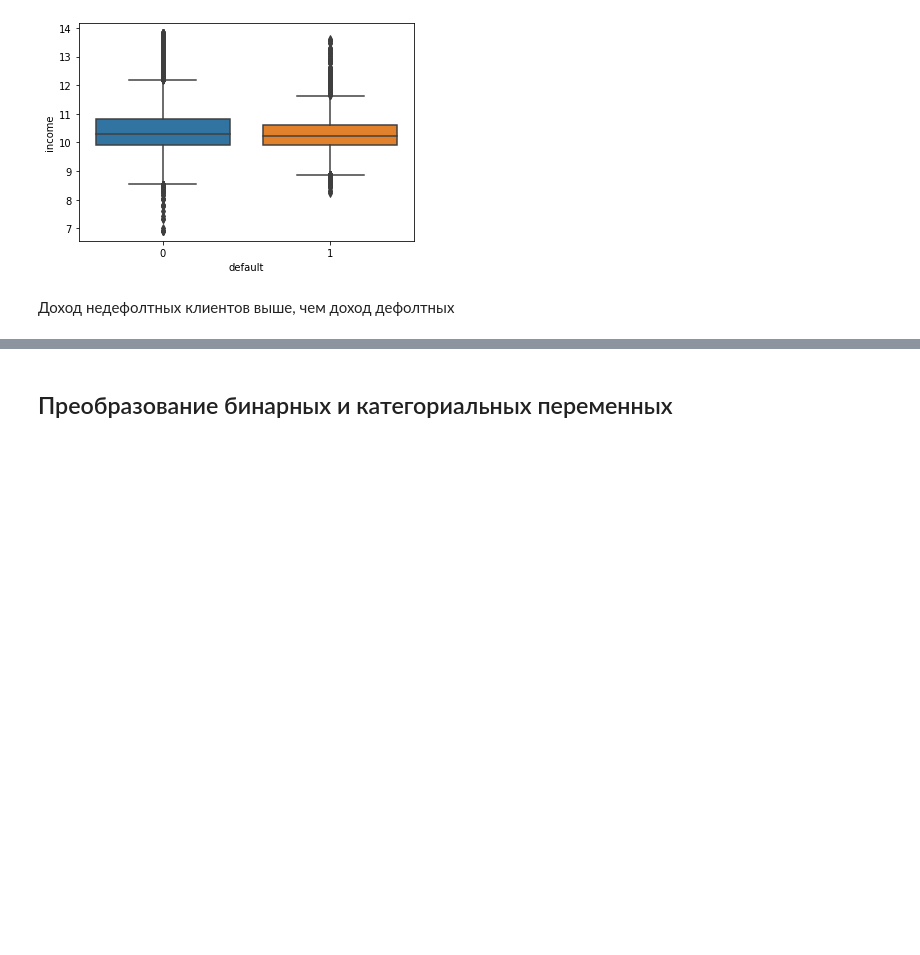
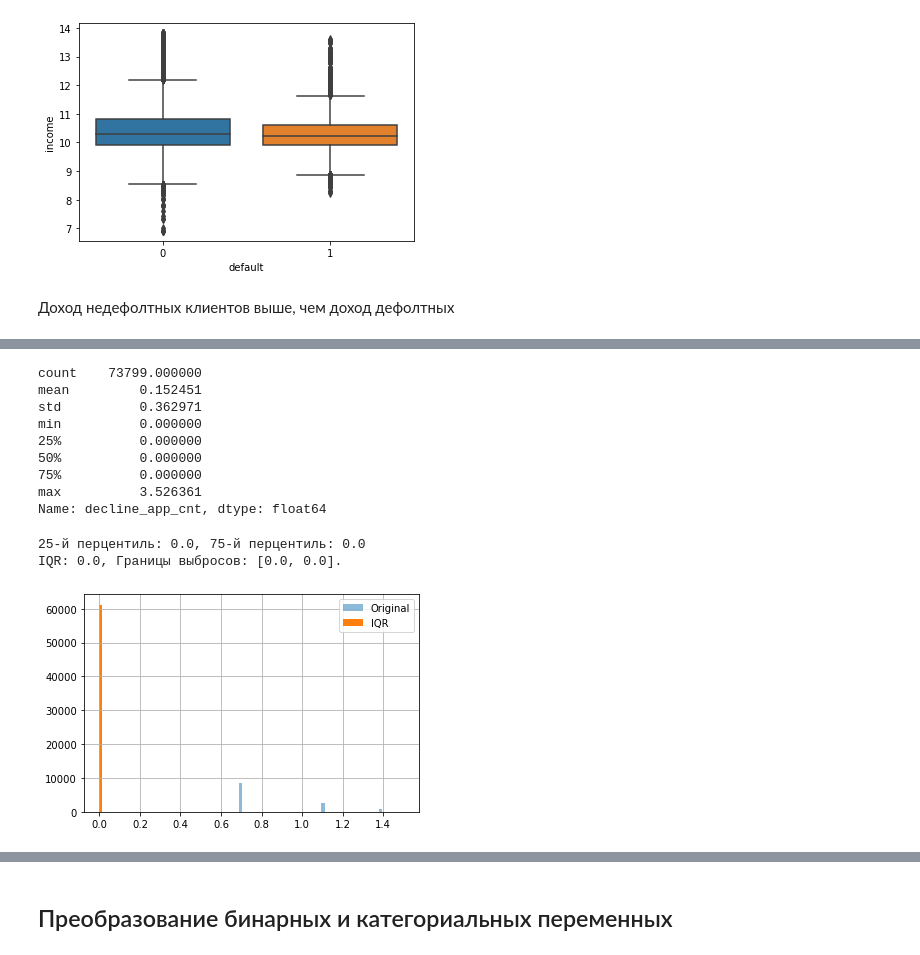
Before and after one commit to mshashanov/skillfactory_rds, a Jupyter notebook: module_4/credit_scoring.ipynb, the cells around one changed output, grey strips where cells are left out. Drawn from its saved outputs; the diff is of its cells as text; code cells hidden in the pictures; blank space fills up the shorter version.

```diff
--- a/module_4/credit_scoring.ipynb
+++ b/module_4/credit_scoring.ipynb
@@ -414,0 +421,15 @@ IQR: 0.6897025750000001, Границы выбросов: [-3.2940876975, -0.535
+# %%
+my.print_column_hist(train['decline_app_cnt'], [0,1.5])
+# %% [output]
+count    73799.000000
+mean         0.152451
+std          0.362971
+min          0.000000
+25%          0.000000
+50%          0.000000
+75%          0.000000
+max          3.526361
+Name: decline_app_cnt, dtype: float64
+25-й перцентиль: 0.0, 75-й перцентиль: 0.0
+IQR: 0.0, Границы выбросов: [0.0, 0.0].
+[figure, added]
```
Also changed, not shown: parts of 53 cells of this notebook, 1 other file.
